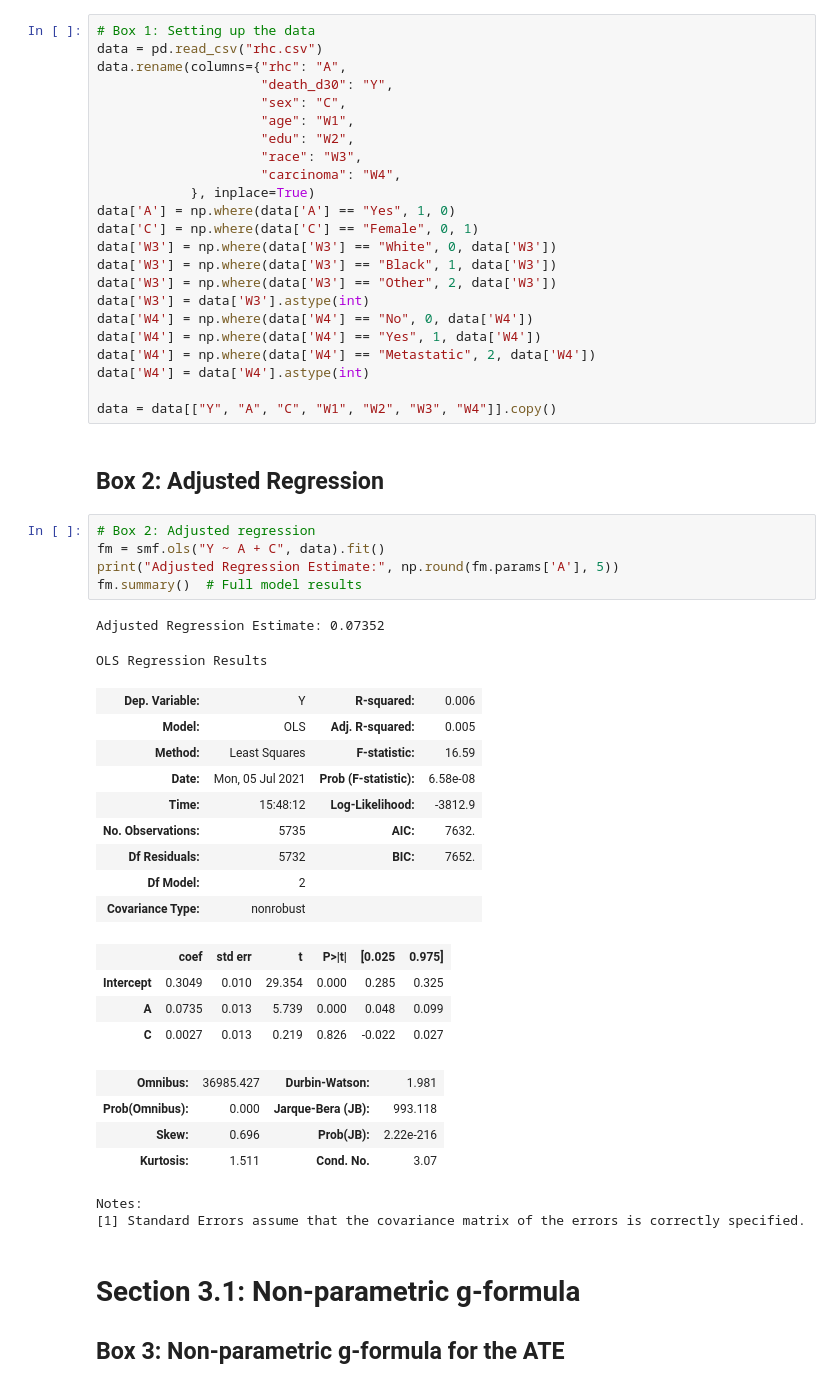
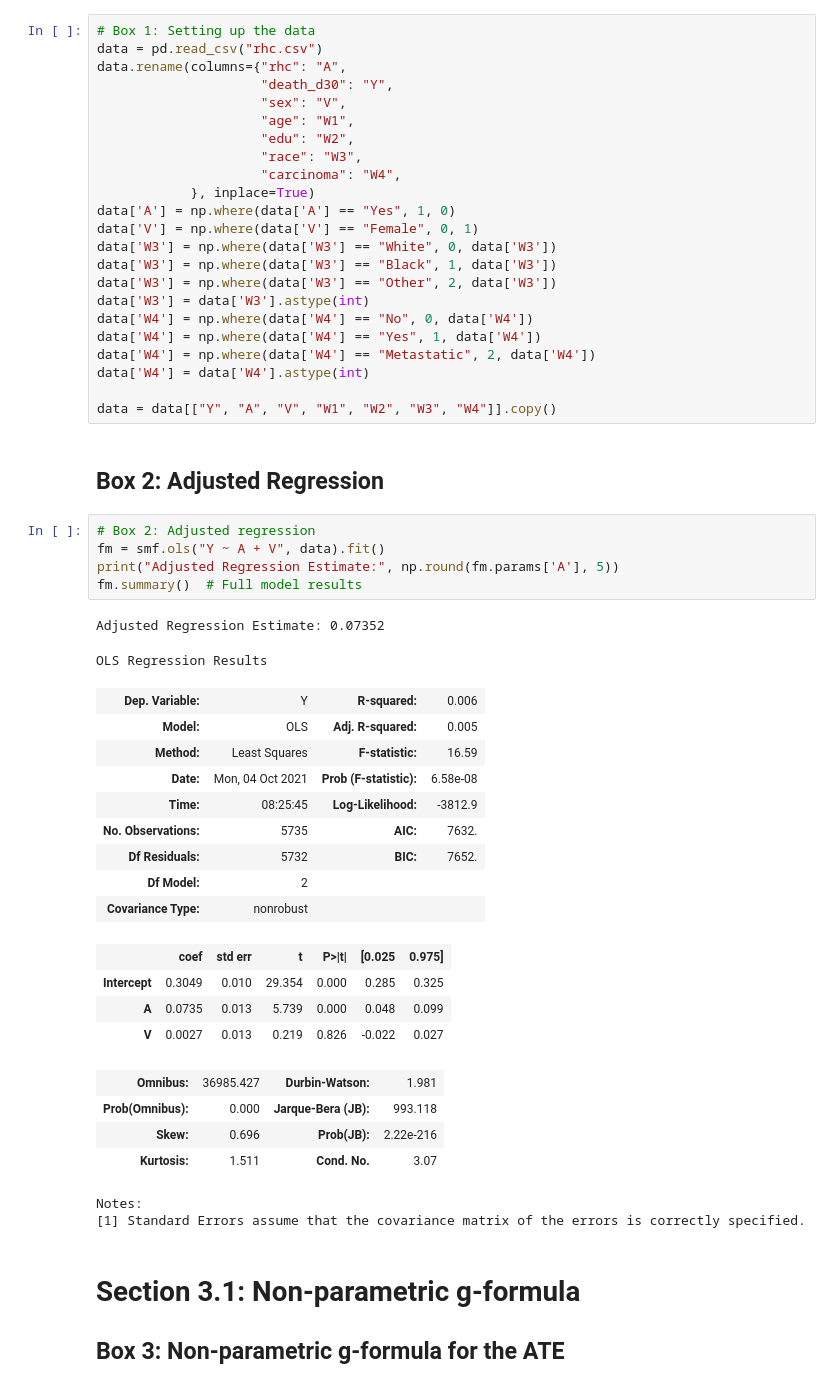
Before and after one commit to migariane/TutorialComputationalCausalInferenceEstimators, a Jupyter notebook: PythonCodeBoxes.ipynb, the cells around one changed output. Drawn from its saved outputs; the diff is of its cells as text.

```diff
--- a/PythonCodeBoxes.ipynb
+++ b/PythonCodeBoxes.ipynb
@@ -58,14 +58,14 @@ zepid       0.9.0
 data = pd.read_csv("rhc.csv")
 data.rename(columns={"rhc": "A",
                      "death_d30": "Y",
-                     "sex": "C",
+                     "sex": "V",
                      "age": "W1",
                      "edu": "W2",
                      "race": "W3",
                      "carcinoma": "W4",
             }, inplace=True)
 data['A'] = np.where(data['A'] == "Yes", 1, 0)
-data['C'] = np.where(data['C'] == "Female", 0, 1)
+data['V'] = np.where(data['V'] == "Female", 0, 1)
 data['W3'] = np.where(data['W3'] == "White", 0, data['W3'])
 data['W3'] = np.where(data['W3'] == "Black", 1, data['W3'])
 data['W3'] = np.where(data['W3'] == "Other", 2, data['W3'])
@@ -75,22 +75,22 @@ data['W4'] = np.where(data['W4'] == "Yes", 1, data['W4'])
 data['W4'] = np.where(data['W4'] == "Metastatic", 2, data['W4'])
 data['W4'] = data['W4'].astype(int)
 
-data = data[["Y", "A", "C", "W1", "W2", "W3", "W4"]].copy()
+data = data[["Y", "A", "V", "W1", "W2", "W3", "W4"]].copy()
 # %% [markdown]
 ## Box 2: Adjusted Regression
 # %%
 # Box 2: Adjusted regression
-fm = smf.ols("Y ~ A + C", data).fit()
+fm = smf.ols("Y ~ A + V", data).fit()
 print("Adjusted Regression Estimate:", np.round(fm.params['A'], 5))
 fm.summary()  # Full model results
 # %% [output]
 Adjusted Regression Estimate: 0.07352
 OLS Regression Results
 | Dep. Variable: | Y | R-squared: | 0.006 |
 | Model: | OLS | Adj. R-squared: | 0.005 |
 | Method: | Least Squares | F-statistic: | 16.59 |
-| Date: | Mon, 05 Jul 2021 | Prob (F-statistic): | 6.58e-08 |
-| Time: | 15:48:12 | Log-Likelihood: | -3812.9 |
+| Date: | Mon, 04 Oct 2021 | Prob (F-statistic): | 6.58e-08 |
+| Time: | 08:25:45 | Log-Likelihood: | -3812.9 |
 | No. Observations: | 5735 | AIC: | 7632. |
 | Df Residuals: | 5732 | BIC: | 7652. |
 | Df Model: | 2 |  |  |
@@ -98,7 +98,7 @@ OLS Regression Results
 |  | coef | std err | t | P>|t| | [0.025 | 0.975] |
 | Intercept | 0.3049 | 0.010 | 29.354 | 0.000 | 0.285 | 0.325 |
 | A | 0.0735 | 0.013 | 5.739 | 0.000 | 0.048 | 0.099 |
-| C | 0.0027 | 0.013 | 0.219 | 0.826 | -0.022 | 0.027 |
+| V | 0.0027 | 0.013 | 0.219 | 0.826 | -0.022 | 0.027 |
 | Omnibus: | 36985.427 | Durbin-Watson: | 1.981 |
 | Prob(Omnibus): | 0.000 | Jarque-Bera (JB): | 993.118 |
 | Skew: | 0.696 | Prob(JB): | 2.22e-216 |
```
Also changed, not shown: parts of 23 cells of this notebook, 1 other file.
